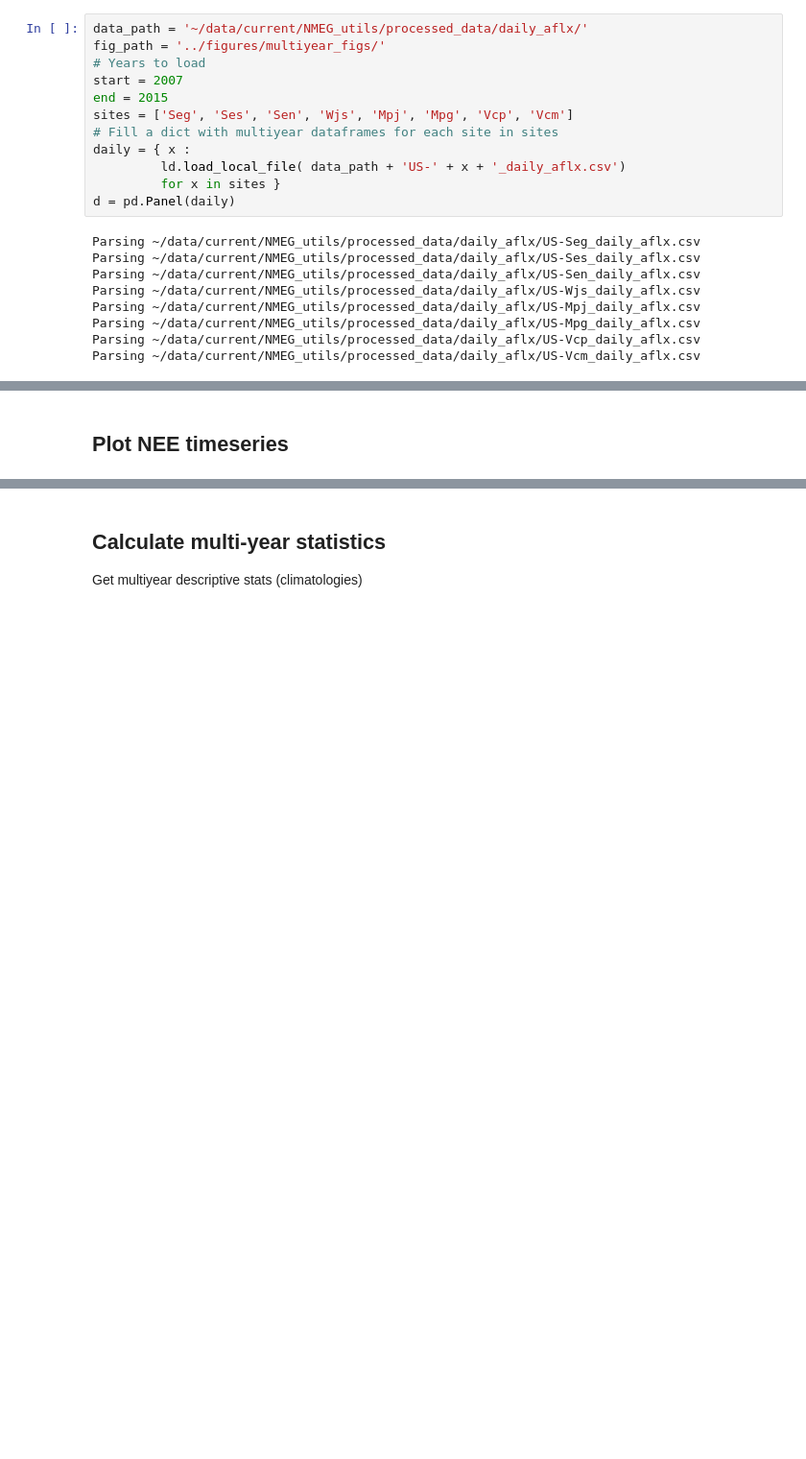
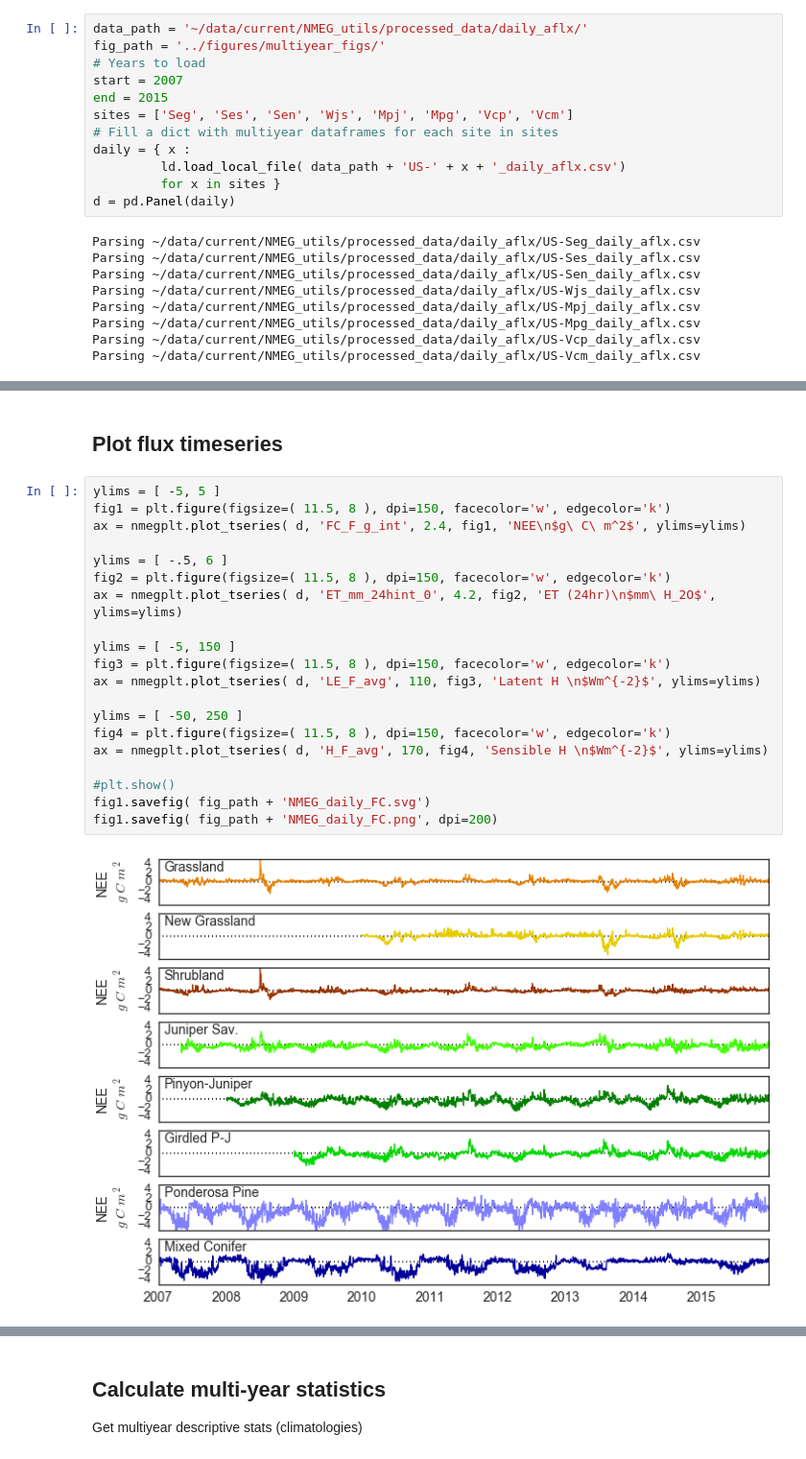
Before and after one commit to gremau/NMEG_miscellany, a Jupyter notebook: jupyter/MultiyearFlux_allsites.ipynb, the cells around one changed output, grey strips where cells are left out. Shown at 96% size. Drawn from its saved outputs; the diff is of its cells as text; blank space fills up the shorter version.

```diff
--- a/jupyter/MultiyearFlux_allsites.ipynb
+++ b/jupyter/MultiyearFlux_allsites.ipynb
@@ -46,2 +56,24 @@ Parsing ~/data/current/NMEG_utils/processed_data/daily_aflx/US-Vcm_daily_aflx.cs
 # %% [markdown]
-## Plot NEE timeseries
+## Plot flux timeseries
+# %%
+ylims = [ -5, 5 ]
+fig1 = plt.figure(figsize=( 11.5, 8 ), dpi=150, facecolor='w', edgecolor='k')
+ax = nmegplt.plot_tseries( d, 'FC_F_g_int', 2.4, fig1, 'NEE\n$g\ C\ m^2$', ylims=ylims)
+
+ylims = [ -.5, 6 ]
+fig2 = plt.figure(figsize=( 11.5, 8 ), dpi=150, facecolor='w', edgecolor='k')
+ax = nmegplt.plot_tseries( d, 'ET_mm_24hint_0', 4.2, fig2, 'ET (24hr)\n$mm\ H_2O$', ylims=ylims)
+
+ylims = [ -5, 150 ]
+fig3 = plt.figure(figsize=( 11.5, 8 ), dpi=150, facecolor='w', edgecolor='k')
+ax = nmegplt.plot_tseries( d, 'LE_F_avg', 110, fig3, 'Latent H \n$Wm^{-2}$', ylims=ylims)
+
+ylims = [ -50, 250 ]
+fig4 = plt.figure(figsize=( 11.5, 8 ), dpi=150, facecolor='w', edgecolor='k')
+ax = nmegplt.plot_tseries( d, 'H_F_avg', 170, fig4, 'Sensible H \n$Wm^{-2}$', ylims=ylims)
+
+#plt.show()
+fig1.savefig( fig_path + 'NMEG_daily_FC.svg')
+fig1.savefig( fig_path + 'NMEG_daily_FC.png', dpi=200)
+# %% [output]
+[figure, added]
```
Also changed, not shown: parts of 21 cells of this notebook.
